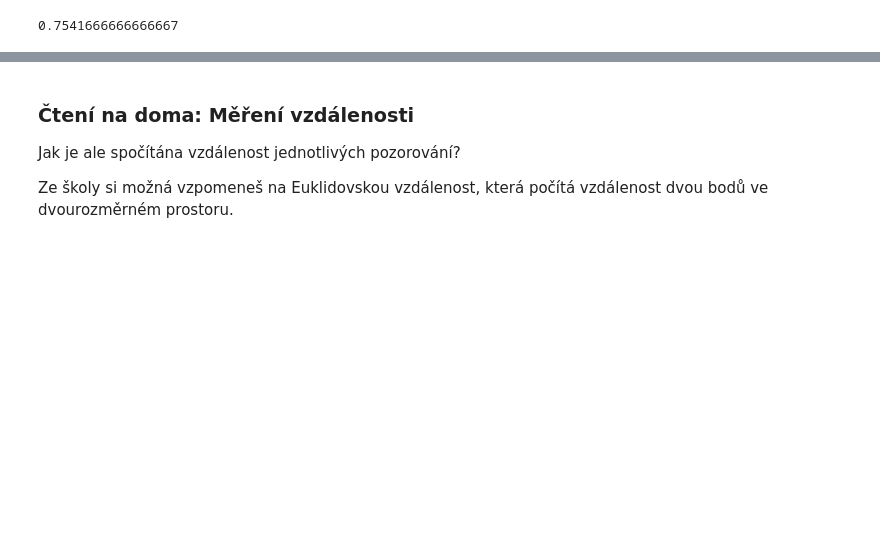
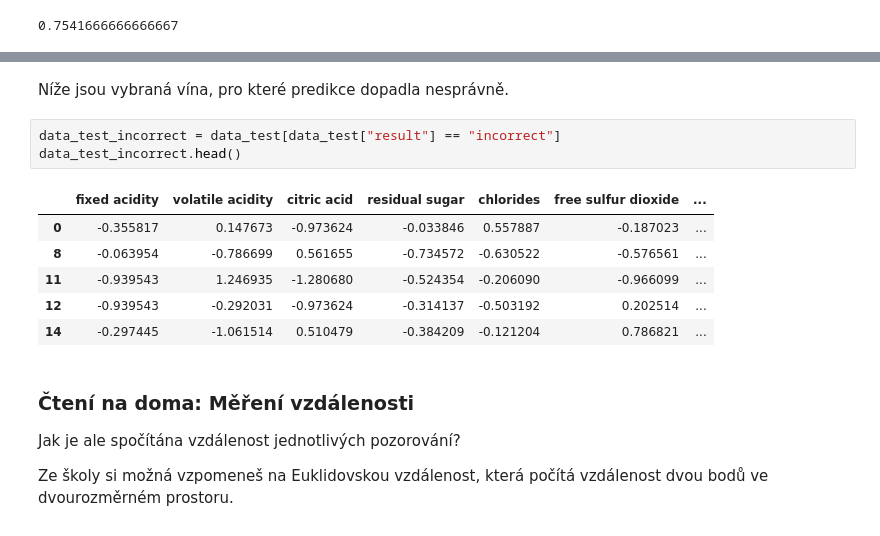
Before and after one commit to pesikj/PythonProDataScience, a Jupyter notebook: 08/lekce.ipynb, the cells around one changed output, grey strips where cells are left out. Saved outputs shown, nothing was run; the diff lists cells and outputs as text; blank space fills up the shorter version.

```diff
--- a/08/lekce.ipynb
+++ b/08/lekce.ipynb
@@ -292,3 +325,15 @@ accuracy_score(y_test, y_pred)
+# %% [markdown]
+Níže jsou vybraná vína, pro které predikce dopadla nesprávně.
+# %%
+data_test_incorrect = data_test[data_test["result"] == "incorrect"]
+data_test_incorrect.head()
+# %% [output]
+|  | fixed acidity | volatile acidity | citric acid | residual sugar | chlorides | free sulfur dioxide | ... |
+| 0 | -0.355817 | 0.147673 | -0.973624 | -0.033846 | 0.557887 | -0.187023 | ... |
+| 8 | -0.063954 | -0.786699 | 0.561655 | -0.734572 | -0.630522 | -0.576561 | ... |
+| 11 | -0.939543 | 1.246935 | -1.280680 | -0.524354 | -0.206090 | -0.966099 | ... |
+| 12 | -0.939543 | -0.292031 | -0.973624 | -0.314137 | -0.503192 | 0.202514 | ... |
+| 14 | -0.297445 | -1.061514 | 0.510479 | -0.384209 | -0.121204 | 0.786821 | ... |
 # %% [markdown]
 ### Čtení na doma: Měření vzdálenosti
 
```
Also changed, not shown: parts of 4 cells of this notebook, 1 other file.
